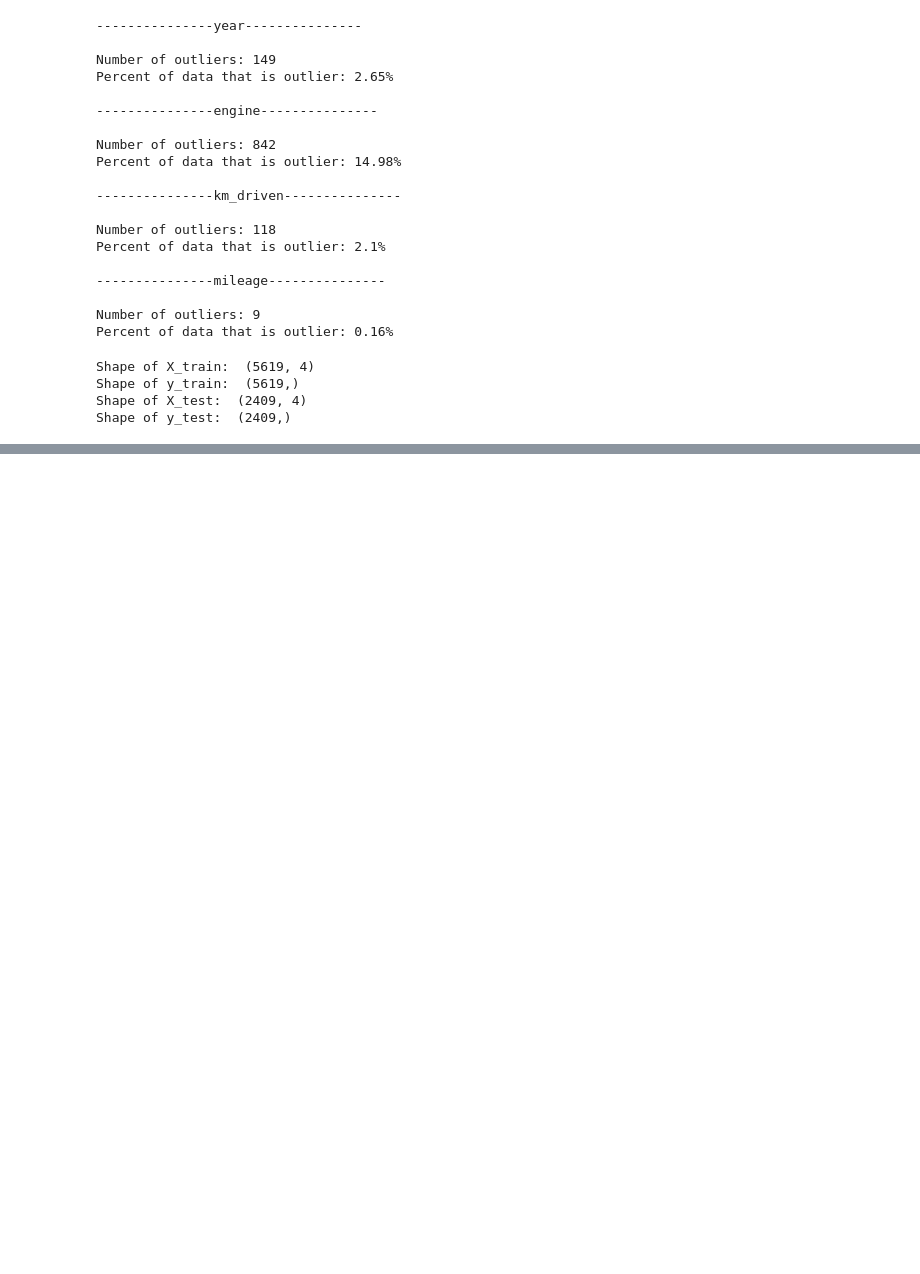
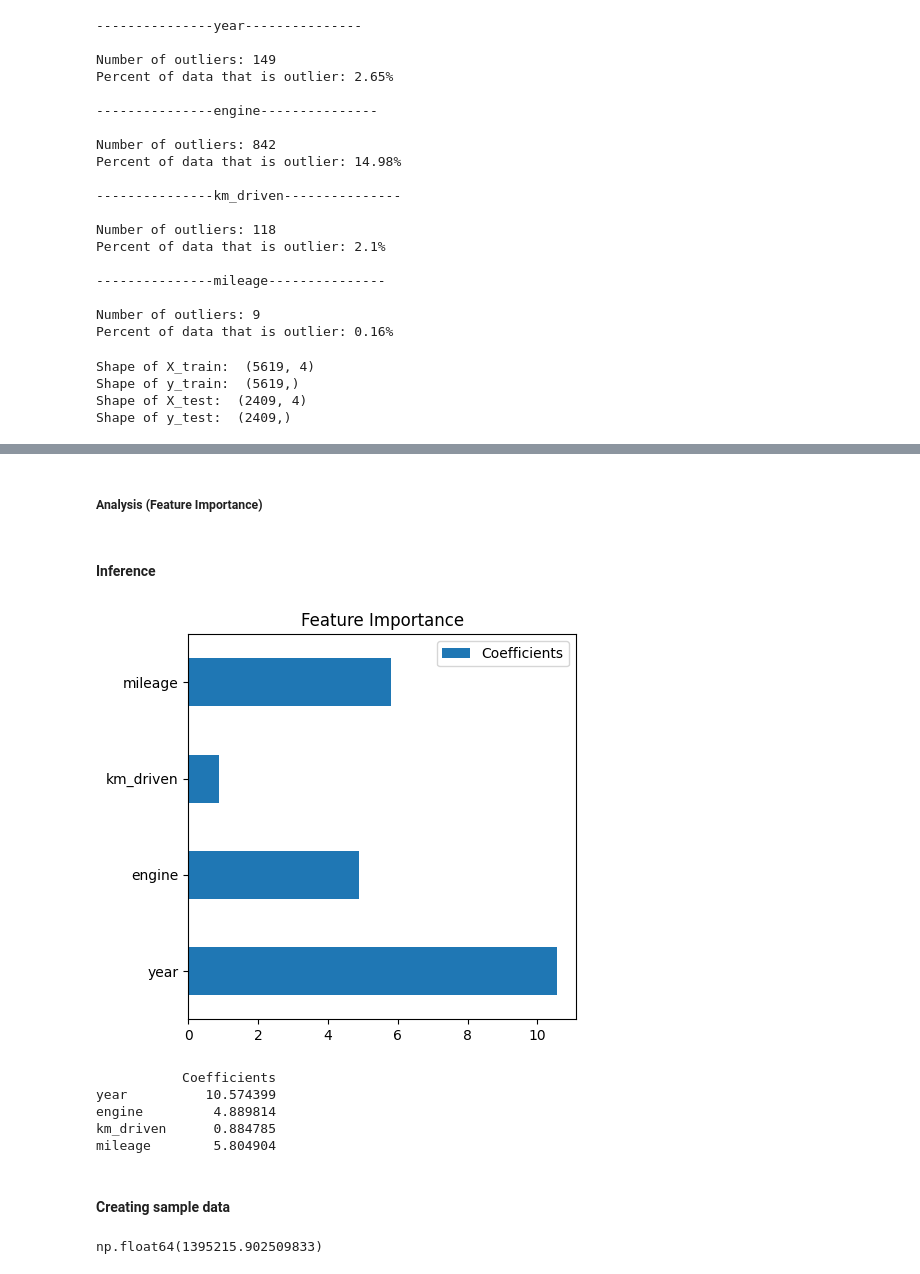
Before and after one commit to nehastha/A2-Predicting-Car-Prices, a Jupyter notebook: code/A2-prediction.ipynb, the cells around one changed output, grey strips where cells are left out. Cells and saved outputs as stored; diff of their text form; code cells hidden in the pictures; blank space fills up the shorter version.

```diff
--- a/code/A2-prediction.ipynb
+++ b/code/A2-prediction.ipynb
@@ -479,19 +480,3 @@ Percent of data that is outlier: 2.1%
 
 Number of outliers: 9
 Percent of data that is outlier: 0.16%
-# %%
-from sklearn.preprocessing import StandardScaler
-# StandardScaler is a preprocessing tool from sklearn used to perform standardization, which scales the data so that it has a mean of 0 and a standard deviation of 1.
-
-# feature scaling helps improve reach convergence faster
-scaler = StandardScaler() #This creates an instance of the StandardScaler class, preparing it for use.
-X_train = scaler.fit_transform(X_train)
-#fit(): Computes the mean and standard deviation for each feature in X_train. These values will later be used to scale both X_train and X_test.
-#transform(): Standardizes each feature in X_train using the formula:
-# 𝑥scaled= (𝑥 − means)/std
-#Effect: After transformation, each feature in X_train has: A mean close to 0. A standard deviation of 1.
-
-
-X_test  = scaler.transform(X_test)
-#It applies the same scaling (computed from X_train) to X_test. This ensures that X_test is scaled using the same parameters as X_train, preventing data leakage.
-# Note: You only call fit_transform() on training data and transform() on test data to avoid introducing bias.
@@ -507,0 +516,17 @@ Shape of y_test:  (2409,)
+# %%
+#experiment tracking
+import mlflow
+import os
+
+print(mlflow.__version__)
+
+mlflow.set_tracking_uri("http://127.0.0.1:5000")
+
+# In the dockerized way, the user who runs this code will be `root`.
+# The MLflow will also log the run user_id as `root`.
+# To change that, we need to set this environ["LOGNAME"] to your name.
+os.environ["LOGNAME"] = "st124963-NehaShrestha"
+
+# Ensure the experiment exists before setting it
+# experiment_name = "st124963-NehaShrestha"
+mlflow.set_experiment("st124963-NehaShrestha")
@@ -507,0 +823,7 @@ Shape of y_test:  (2409,)
+# %%
+
+#helper function for looping classnames
+import sys
+
+def str_to_class(classname):
+    return getattr(sys.modules[__name__], classname)
@@ -507,0 +1009,14 @@ Shape of y_test:  (2409,)
+# %% [markdown]
+##### Analysis (Feature Importance)
+# %% [markdown]
+#### Inference
+# %%
+#feature importance
+model.feature_importance()
+# %% [output]
+[figure, added]
+           Coefficients
+year          10.574399
+engine         4.889814
+km_driven      0.884785
+mileage        5.804904
@@ -507,0 +1032,19 @@ Shape of y_test:  (2409,)
+# %% [markdown]
+#### Creating sample data
+# %%
+sampledata = {
+    "engine": [2000],
+    "mileage": [27],
+    "km_driven": [3100],
+    "year": [2018]
+}
+
+new_model = pickle.load(open("../model/car_A2.pkl", 'rb'))
+
+# convert to data frame
+sampledata = pd.DataFrame(sampledata)
+
+# predicting the car selling price
+np.exp(new_model.predict(X_test).values[0])
+# %% [output]
+np.float64(1395215.902509833)
```
Also changed, not shown: parts of 20 cells of this notebook, 3 other files.
